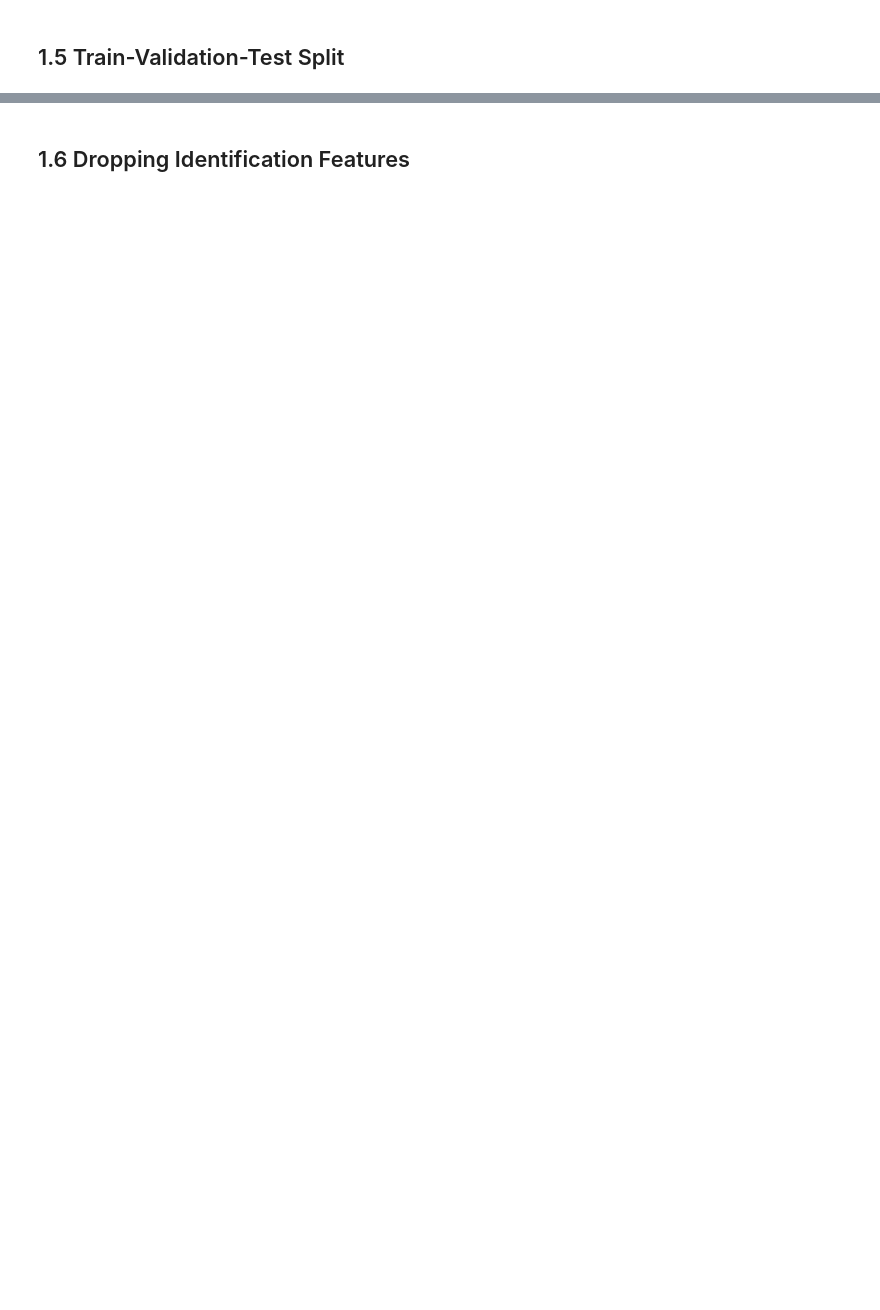
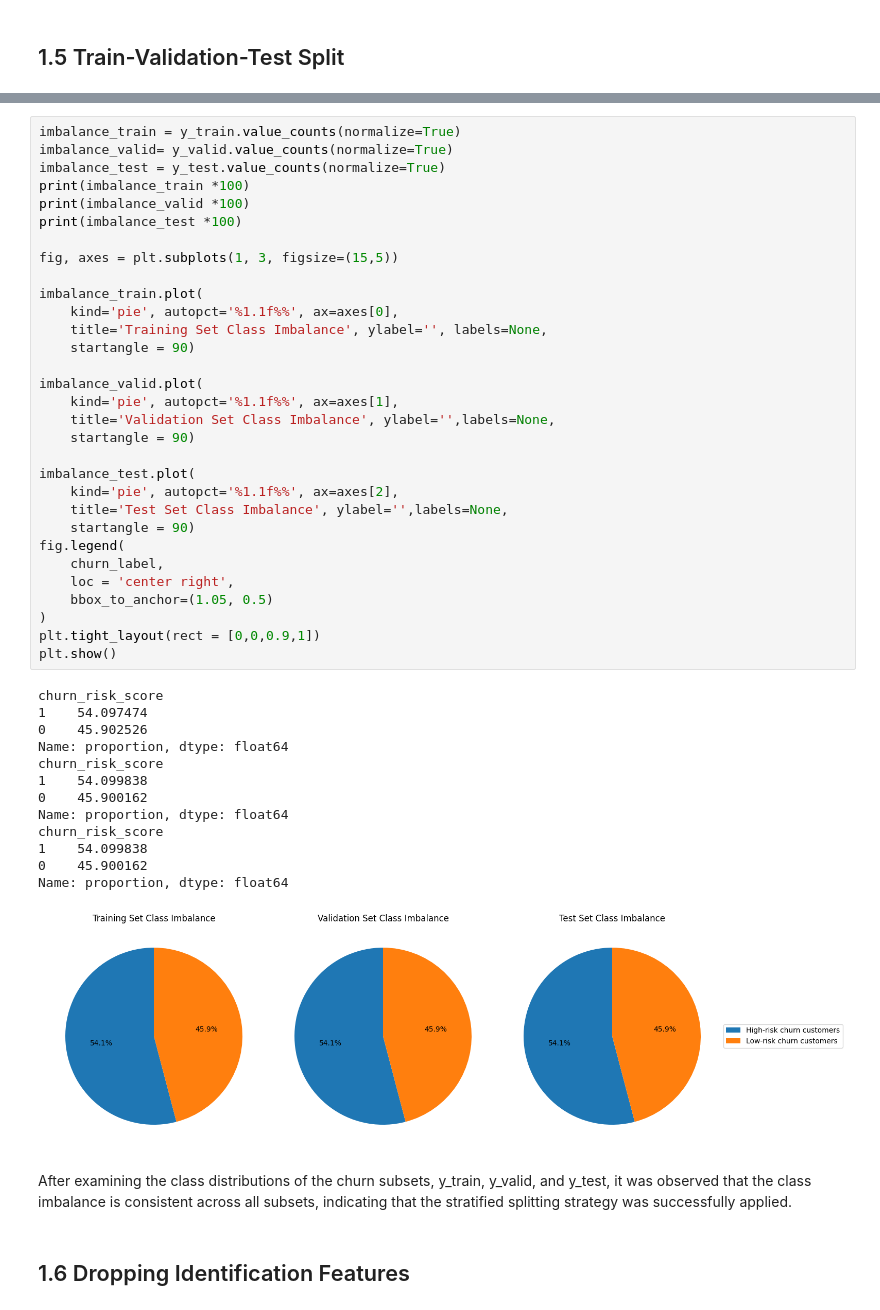
Before and after one commit to CMPE252/customer-churn-prediction, a Jupyter notebook: CMPE_252_Customer_Churn_Prediction.ipynb, the cells around one changed output, grey strips where cells are left out. Cells and saved outputs as stored; diff of their text form; blank space fills up the shorter version.

```diff
--- a/CMPE_252_Customer_Churn_Prediction.ipynb
+++ b/CMPE_252_Customer_Churn_Prediction.ipynb
@@ -89,2 +162,49 @@ There are 7 numeric features and 17 categorical features in the dataset. The cus
+# %%
+imbalance_train = y_train.value_counts(normalize=True)
+imbalance_valid= y_valid.value_counts(normalize=True)
+imbalance_test = y_test.value_counts(normalize=True)
+print(imbalance_train *100)
+print(imbalance_valid *100)
+print(imbalance_test *100)
+
+fig, axes = plt.subplots(1, 3, figsize=(15,5))
+
+imbalance_train.plot(
+    kind='pie', autopct='%1.1f%%', ax=axes[0],
+    title='Training Set Class Imbalance', ylabel='', labels=None,
+    startangle = 90)
+
+imbalance_valid.plot(
+    kind='pie', autopct='%1.1f%%', ax=axes[1],
+    title='Validation Set Class Imbalance', ylabel='',labels=None,
+    startangle = 90)
+
+imbalance_test.plot(
+    kind='pie', autopct='%1.1f%%', ax=axes[2],
+    title='Test Set Class Imbalance', ylabel='',labels=None,
+    startangle = 90)
+fig.legend(
+    churn_label,
+    loc = 'center right',
+    bbox_to_anchor=(1.05, 0.5)
+)
+plt.tight_layout(rect = [0,0,0.9,1])
+plt.show()
+# %% [output]
+churn_risk_score
+1    54.097474
+0    45.902526
+Name: proportion, dtype: float64
+churn_risk_score
+1    54.099838
+0    45.900162
+Name: proportion, dtype: float64
+churn_risk_score
+1    54.099838
+0    45.900162
+Name: proportion, dtype: float64
+[figure, added]
+# %% [markdown]
+After examining the class distributions of the churn subsets, y_train, y_valid, and y_test, it was observed that the class imbalance is consistent across all subsets, indicating that the stratified splitting strategy was successfully applied.
 # %% [markdown]
 ## 1.6 Dropping Identification Features
```
Also changed, not shown: parts of 47 cells of this notebook.
